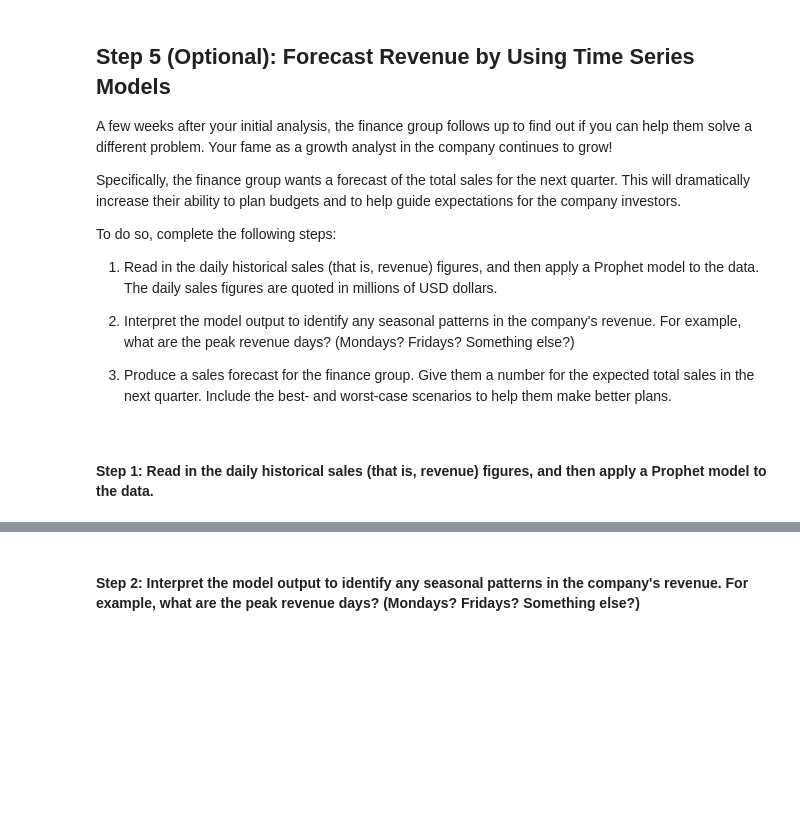
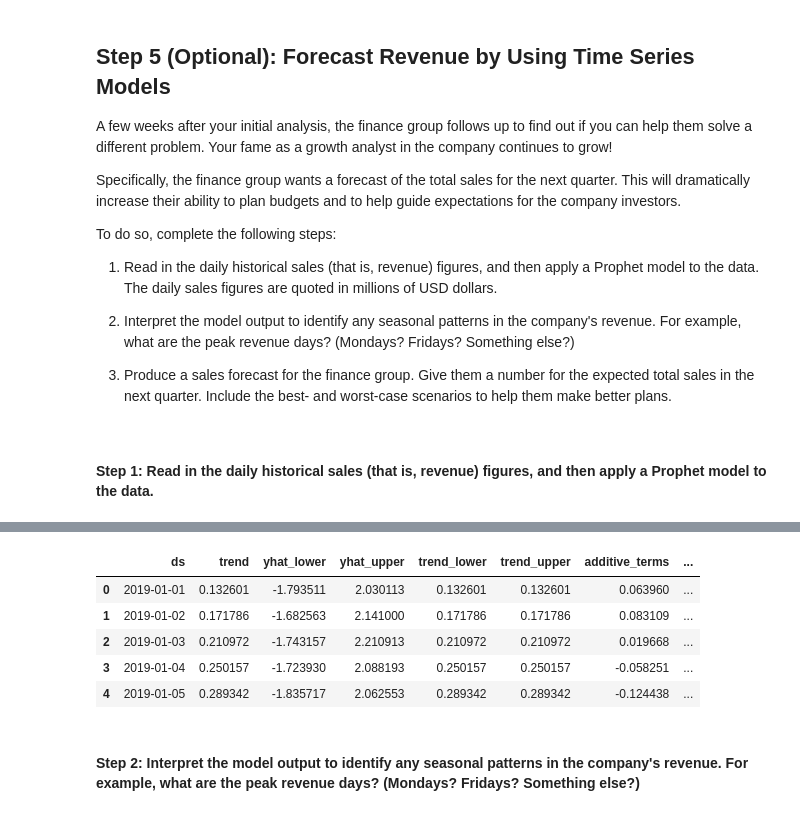
Before and after one commit to marc-martinez1/time_series_analysis_demo, a Jupyter notebook: forecasting_net_prophet.ipynb, the cells around one changed output, grey strips where cells are left out. Cells and saved outputs as stored; diff of their text form; code cells hidden in the pictures; blank space fills up the shorter version.

```diff
--- a/forecasting_net_prophet.ipynb
+++ b/forecasting_net_prophet.ipynb
@@ -678,8 +678,13 @@ To do so, complete the following steps:
 from google.colab import files
 uploaded = files.upload()
 
-df_mercado_sales = # YOUR CODE HERE
+df_mercado_sales = pd.read_csv(
+    'mercado_daily_revenue.csv',
+    index_col='date',
+    infer_datetime_format=True,
+    parse_dates=True
+)
 
 # Review the DataFrame
-# YOUR CODE HERE
+df_mercado_sales
 # %% [output]
@@ -719,9 +778,16 @@ mercado_sales_prophet_future = # YOUR CODE HERE
 # %%
 # Make predictions for the sales each day over the next quarter
-mercado_sales_prophet_forecast = # YOUR CODE HERE
+mercado_sales_prophet_forecast = mercado_sales_prophet_model.predict(mercado_sales_prophet_future)
 
 # Display the first 5 rows of the resulting DataFrame
-# YOUR CODE HERE
+mercado_sales_prophet_forecast.head()
+# %% [output]
+|  | ds | trend | yhat_lower | yhat_upper | trend_lower | trend_upper | additive_terms | ... |
+| 0 | 2019-01-01 | 0.132601 | -1.793511 | 2.030113 | 0.132601 | 0.132601 | 0.063960 | ... |
+| 1 | 2019-01-02 | 0.171786 | -1.682563 | 2.141000 | 0.171786 | 0.171786 | 0.083109 | ... |
+| 2 | 2019-01-03 | 0.210972 | -1.743157 | 2.210913 | 0.210972 | 0.210972 | 0.019668 | ... |
+| 3 | 2019-01-04 | 0.250157 | -1.723930 | 2.088193 | 0.250157 | 0.250157 | -0.058251 | ... |
+| 4 | 2019-01-05 | 0.289342 | -1.835717 | 2.062553 | 0.289342 | 0.289342 | -0.124438 | ... |
 # %% [markdown]
 #### Step 2: Interpret the model output to identify any seasonal patterns in the company's revenue. For example, what are the peak revenue days? (Mondays? Fridays? Something else?)
 # %%
```
Also changed, not shown: parts of 12 cells of this notebook.
